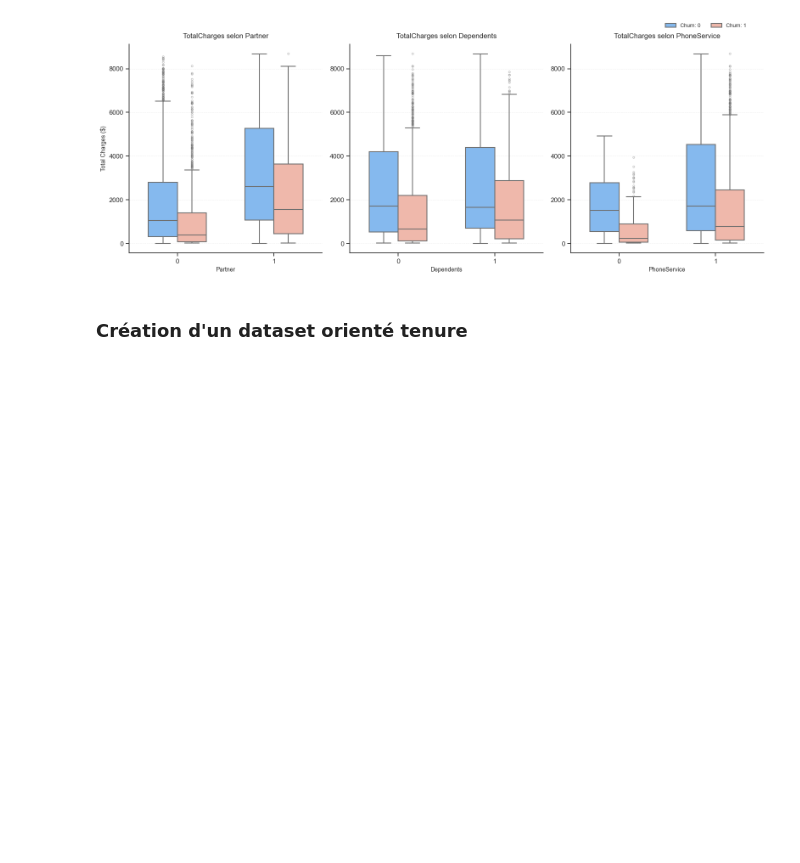
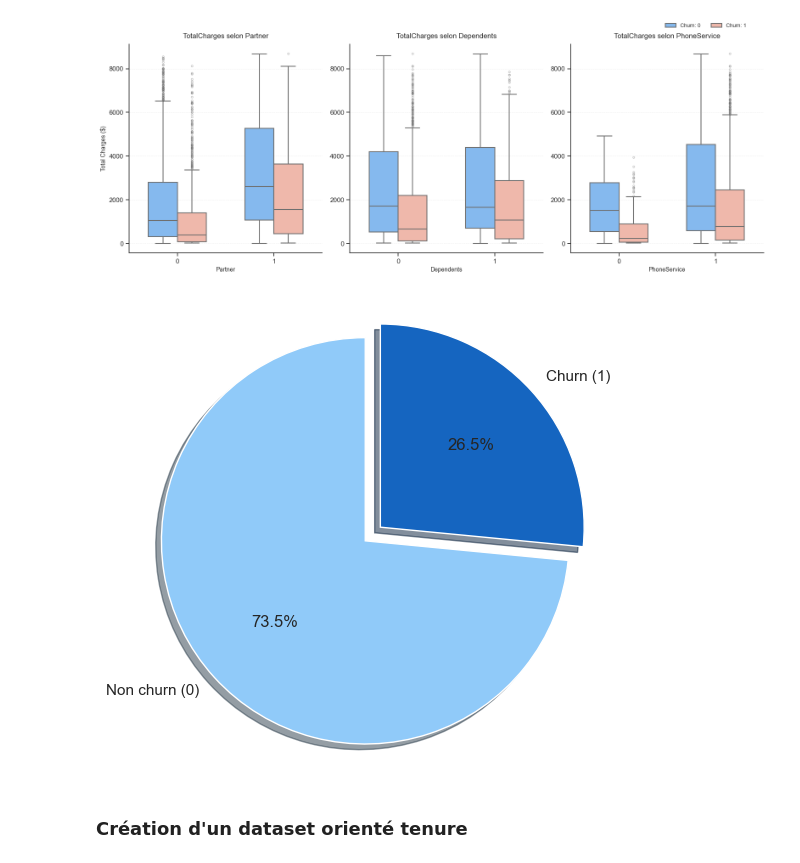
Before and after one commit to Bapt1st3/Telco_Customer_Prediction, a Jupyter notebook: data_prep copy.ipynb, the cells around one changed output. Drawn from its saved outputs; the diff is of its cells as text; code cells hidden in the pictures; blank space fills up the shorter version.

```diff
--- a/data_prep copy.ipynb
+++ b/data_prep copy.ipynb
@@ -242,6 +244,27 @@ plt.tight_layout()
 plt.show()
 # %% [output]
 [figure]
+# %%
+# Comptage des classes
+counts = df['Churn'].value_counts().sort_index()
+
+labels = ['Non churn (0)', 'Churn (1)']
+colors = ['#90CAF9', '#1565C0']
+
+plt.figure(figsize=(6, 6))
+plt.pie(
+    counts,
+    labels=labels,
+    autopct='%1.1f%%',
+    startangle=90,
+    colors=colors,
+    explode=(0, 0.1),
+    shadow=True
+)
+plt.axis('equal')
+plt.show()
+# %% [output]
+[figure, added]
 # %% [markdown]
 ### Création d'un dataset orienté tenure
 # %%
```
Also changed, not shown: parts of 1 cell of this notebook, 2 other files.
